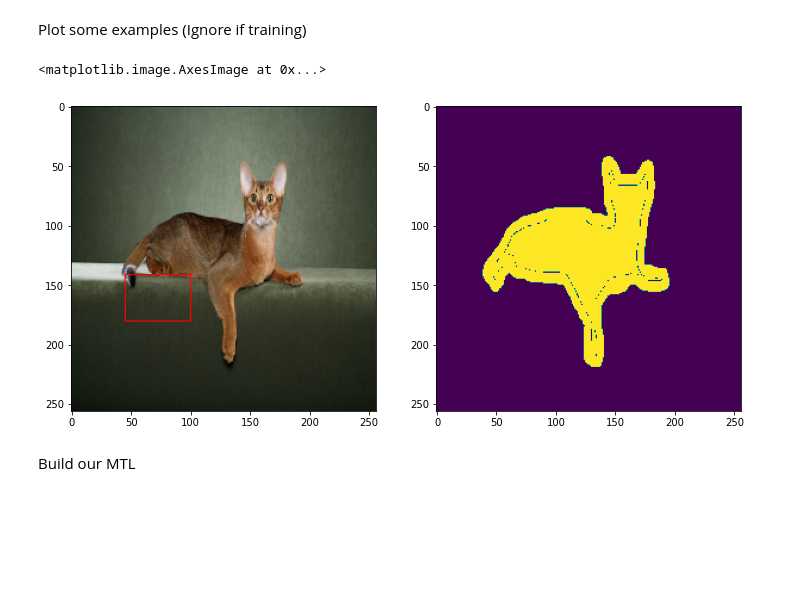
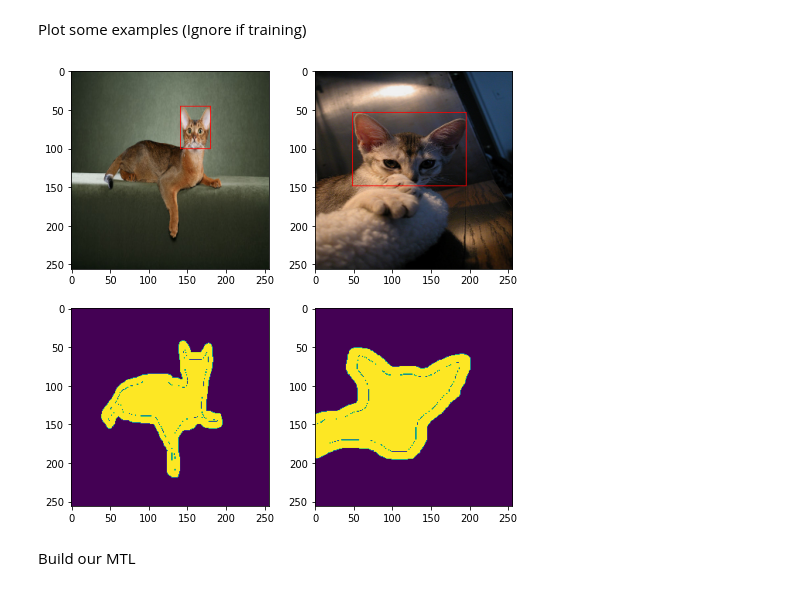
Before and after one commit to mazabdul7/intro_dl_cw2, a Jupyter notebook: train.ipynb, the cells around one changed output. Saved outputs shown, nothing was run; the diff lists cells and outputs as text; code cells hidden in the pictures; blank space fills up the shorter version.

```diff
--- a/train.ipynb
+++ b/train.ipynb
@@ -10,9 +17,9 @@ os.environ['CUDA_VISIBLE_DEVICES'] = '-1'
 # %%
-batch_size = 16
+batch_size = 256
 # %%
-loader = DataLoader(auto_batch=True, batch_size=batch_size)
-img_ds = loader.get_image_ds()
-masks_ds = loader.get_mask_ds()
-label_ds = loader.get_binary_ds()
-bbox_ds = loader.get_bboxes_ds()
+loader = DataLoader()
+img_ds = loader.get_image_ds().batch(batch_size, drop_remainder=True, num_parallel_calls=batch_size)
+masks_ds = loader.get_mask_ds().batch(batch_size, drop_remainder=True, num_parallel_calls=batch_size)
+label_ds = loader.get_binary_ds().batch(batch_size, drop_remainder=True, num_parallel_calls=batch_size)
+bbox_ds = loader.get_bboxes_ds().batch(batch_size, drop_remainder=True, num_parallel_calls=batch_size)
 # %%
@@ -25,12 +33,17 @@ examples = tf.data.Dataset.zip((img_ds, masks_ds, bbox_ds)).as_numpy_iterator()
+# %%
+def fix_bbox(bbox):
+    temp = np.zeros_like(bbox)
+    temp[0], temp[1] = bbox[1], bbox[0]
+    temp[2], temp[3] = bbox[3], bbox[2]
+    return temp
 # %%
 # View some examples -> fix bounding boxes
-display_list = next(examples)
-fig, (ax1, ax2) = plt.subplots(1, 2, figsize=(12,12))
-box_img = tf.image.draw_bounding_boxes(tf.expand_dims(display_list[0][0,...], 0), display_list[2][0].reshape([1,1,4])/256, np.array([[255, 0, 0]]))
-ax1.imshow(tf.keras.utils.array_to_img(tf.squeeze(box_img)))
-ax2.imshow((display_list[1][0,...]))
+fig, (ax1, ax2) = plt.subplots(2, 2, figsize=(8,8))
+for i in range(2):
+    box_img = tf.image.draw_bounding_boxes(tf.expand_dims(display_list[0][i,...], 0), fix_bbox(display_list[2][i]).reshape([1,1,4])/256, np.array([[255, 0, 0]]))
+    ax1[i].imshow(tf.keras.utils.array_to_img(tf.squeeze(box_img)))
+    ax2[i].imshow((display_list[1][i,...]))
 # %% [output]
-<matplotlib.image.AxesImage at 0x...>
-[figure, old version]
+[figure, new version]
 # %% [markdown]
 Build our MTL
```
Also changed, not shown: parts of 11 cells of this notebook.
